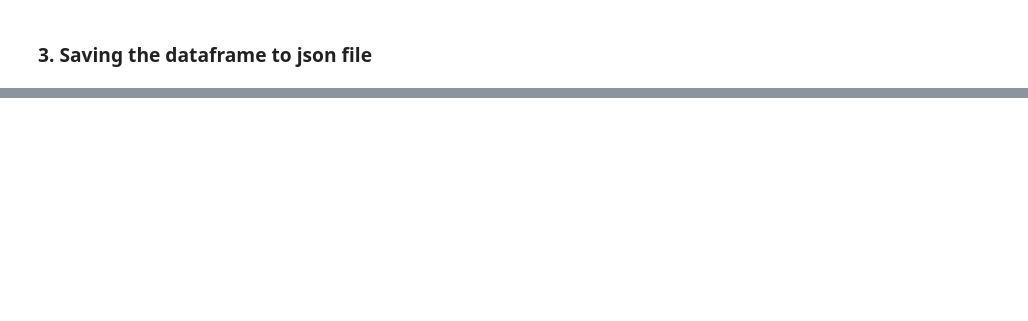
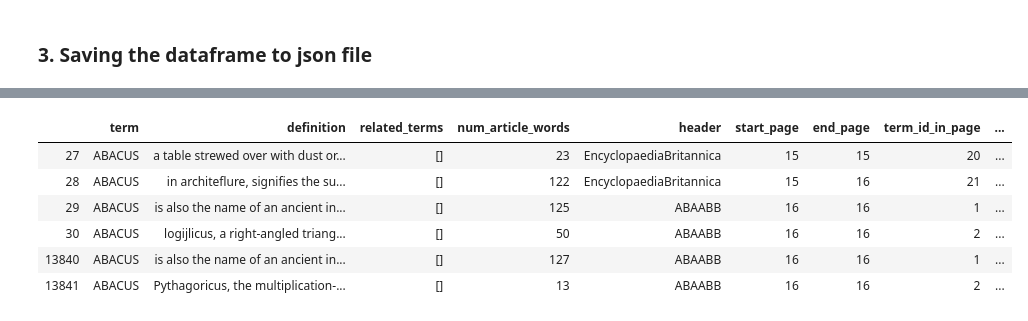
Before and after one commit to francesNLP/frances, a Jupyter notebook: NLS_EB/Merging_EB_Terms.ipynb, the cells around one changed output, grey strips where cells are left out. Cells and saved outputs as stored; diff of their text form; code cells hidden in the pictures; blank space fills up the shorter version.

```diff
--- a/NLS_EB/Merging_EB_Terms.ipynb
+++ b/NLS_EB/Merging_EB_Terms.ipynb
@@ -730,0 +782,10 @@ df[df["term"]=="ABERDEEN"]
+# %%
+df[df['term'].str.contains("ABACUS")]
+# %% [output]
+|  | term | definition | related_terms | num_article_words | header | start_page | end_page | term_id_in_page | ... |
+| 27 | ABACUS | a table strewed over with dust or... | [] | 23 | EncyclopaediaBritannica | 15 | 15 | 20 | ... |
+| 28 | ABACUS | in architeflure, signifies the su... | [] | 122 | EncyclopaediaBritannica | 15 | 16 | 21 | ... |
+| 29 | ABACUS | is also the name of an ancient in... | [] | 125 | ABAABB | 16 | 16 | 1 | ... |
+| 30 | ABACUS | logijlicus, a right-angled triang... | [] | 50 | ABAABB | 16 | 16 | 2 | ... |
+| 13840 | ABACUS | is also the name of an ancient in... | [] | 127 | ABAABB | 16 | 16 | 1 | ... |
+| 13841 | ABACUS | Pythagoricus, the multiplication-... | [] | 13 | ABAABB | 16 | 16 | 2 | ... |
```
Also changed, not shown: parts of 9 cells of this notebook, 1 other file.
